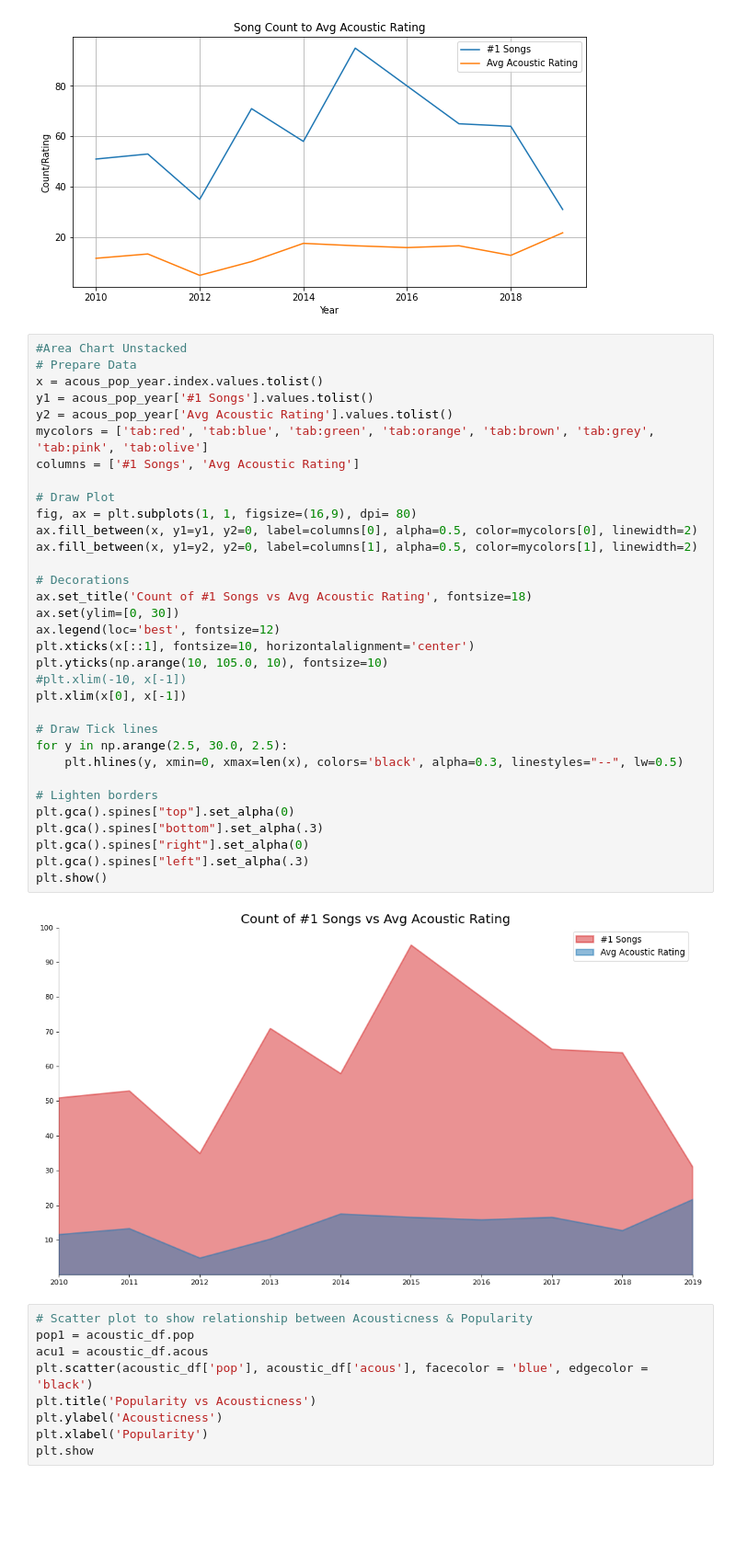
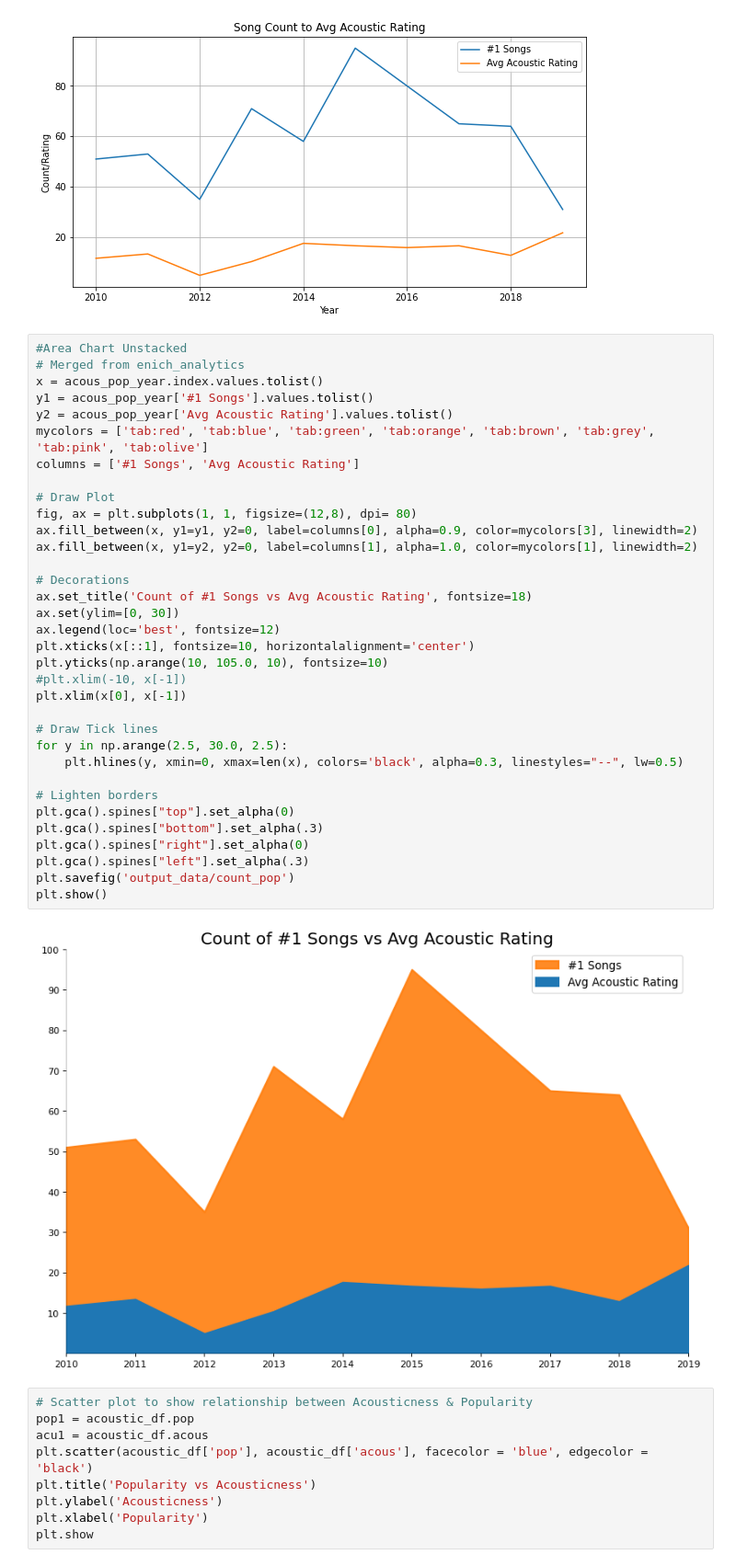
Before and after one commit to Boyder3113/Project_1, a Jupyter notebook: acoustic_data-checkpoint.ipynb, the cells around one changed output. Shown: that part at 92% size. Drawn from its saved outputs; the diff is of its cells as text; blank space fills up the shorter version.

Commit message:
merge data to Billboard Top Song Analysis

```diff
--- a/acoustic_data-checkpoint.ipynb
+++ b/acoustic_data-checkpoint.ipynb
@@ -105,39 +86,40 @@ plt.grid()
 [figure]
 # %%
 #Area Chart Unstacked
-# Prepare Data
+# Merged from enich_analytics
 x = acous_pop_year.index.values.tolist()
 y1 = acous_pop_year['#1 Songs'].values.tolist()
 y2 = acous_pop_year['Avg Acoustic Rating'].values.tolist()
 mycolors = ['tab:red', 'tab:blue', 'tab:green', 'tab:orange', 'tab:brown', 'tab:grey', 'tab:pink', 'tab:olive']
 columns = ['#1 Songs', 'Avg Acoustic Rating']
 
 # Draw Plot
-fig, ax = plt.subplots(1, 1, figsize=(16,9), dpi= 80)
-ax.fill_between(x, y1=y1, y2=0, label=columns[0], alpha=0.5, color=mycolors[0], linewidth=2)
-ax.fill_between(x, y1=y2, y2=0, label=columns[1], alpha=0.5, color=mycolors[1], linewidth=2)
+fig, ax = plt.subplots(1, 1, figsize=(12,8), dpi= 80)
+ax.fill_between(x, y1=y1, y2=0, label=columns[0], alpha=0.9, color=mycolors[3], linewidth=2)
+ax.fill_between(x, y1=y2, y2=0, label=columns[1], alpha=1.0, color=mycolors[1], linewidth=2)
 
 # Decorations
 ax.set_title('Count of #1 Songs vs Avg Acoustic Rating', fontsize=18)
 ax.set(ylim=[0, 30])
 ax.legend(loc='best', fontsize=12)
 plt.xticks(x[::1], fontsize=10, horizontalalignment='center')
 plt.yticks(np.arange(10, 105.0, 10), fontsize=10)
 #plt.xlim(-10, x[-1])
 plt.xlim(x[0], x[-1])
 
 # Draw Tick lines
 for y in np.arange(2.5, 30.0, 2.5):
     plt.hlines(y, xmin=0, xmax=len(x), colors='black', alpha=0.3, linestyles="--", lw=0.5)
 
 # Lighten borders
 plt.gca().spines["top"].set_alpha(0)
 plt.gca().spines["bottom"].set_alpha(.3)
 plt.gca().spines["right"].set_alpha(0)
 plt.gca().spines["left"].set_alpha(.3)
+plt.savefig('output_data/count_pop')
 plt.show()
 # %% [output]
-[figure, old version]
+[figure, new version]
 # %%
 # Scatter plot to show relationship between Acousticness & Popularity
 pop1 = acoustic_df.pop
```
Also changed, not shown: parts of 8 cells of this notebook, 5 other files.
